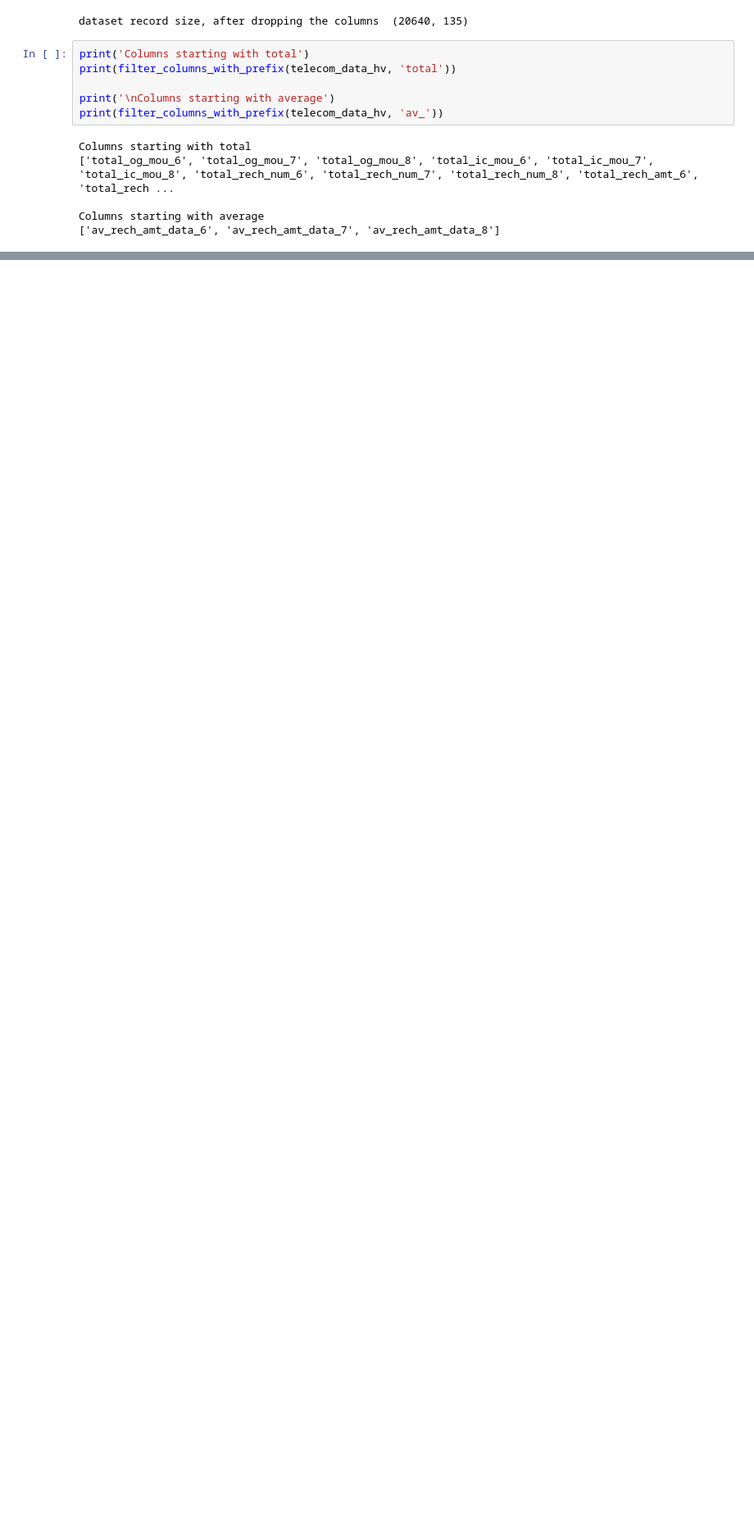
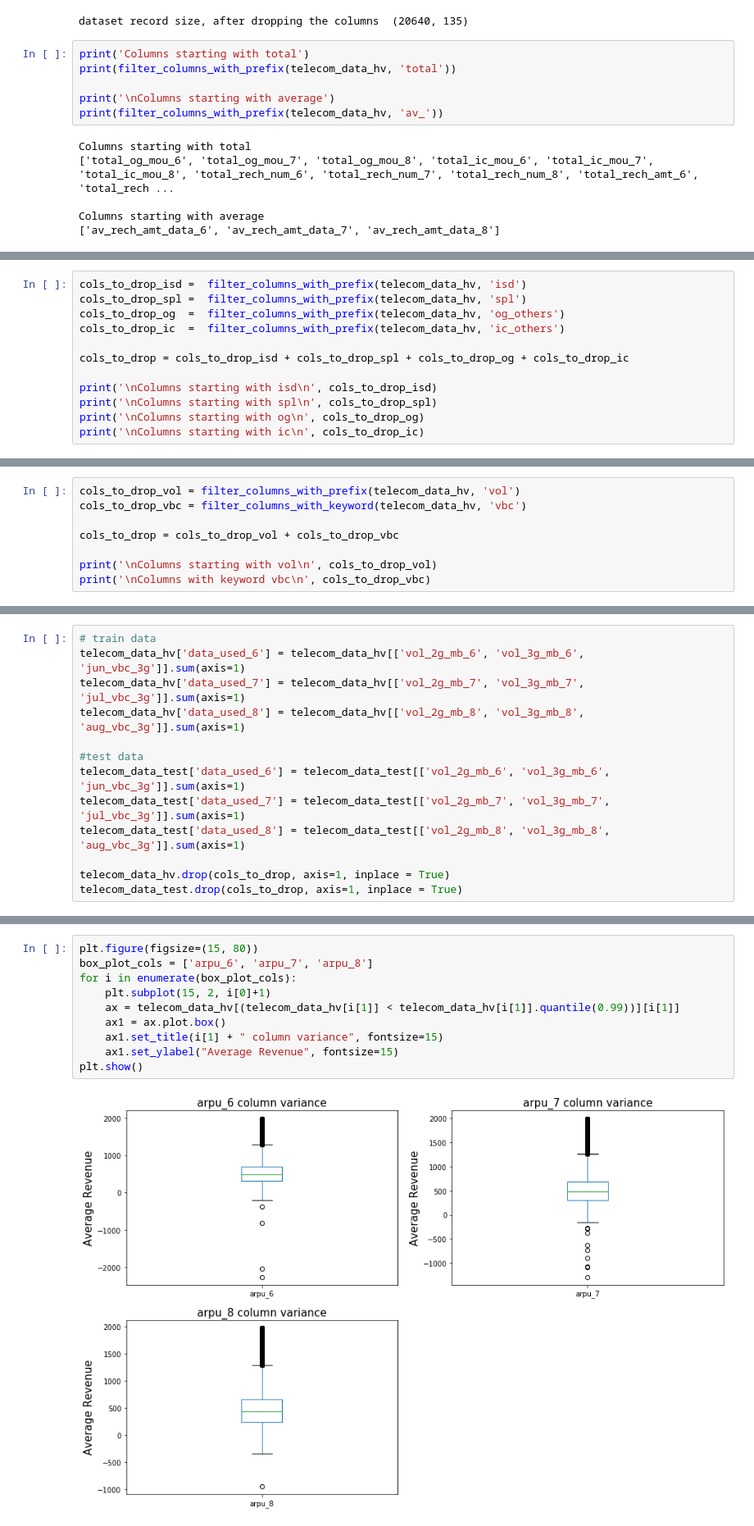
Before and after one commit to ps2420/telecom-churn-case-study, a Jupyter notebook: Pankaj_Singh_telecom_churn_case_Study.ipynb, the cells around one changed output, grey strips where cells are left out. Shown at 82% size. Saved outputs shown, nothing was run; the diff lists cells and outputs as text; blank space fills up the shorter version.

```diff
--- a/Pankaj_Singh_telecom_churn_case_Study.ipynb
+++ b/Pankaj_Singh_telecom_churn_case_Study.ipynb
@@ -820,0 +913,12 @@ telecom_data_hv.describe(percentiles=[.25,.50,.75,.90,.95,.99])
+# %%
+cols_to_drop_isd =  filter_columns_with_prefix(telecom_data_hv, 'isd')
+cols_to_drop_spl =  filter_columns_with_prefix(telecom_data_hv, 'spl')
+cols_to_drop_og  =  filter_columns_with_prefix(telecom_data_hv, 'og_others')
+cols_to_drop_ic  =  filter_columns_with_prefix(telecom_data_hv, 'ic_others')
+
+cols_to_drop = cols_to_drop_isd + cols_to_drop_spl + cols_to_drop_og + cols_to_drop_ic
+
+print('\nColumns starting with isd\n', cols_to_drop_isd)
+print('\nColumns starting with spl\n', cols_to_drop_spl)
+print('\nColumns starting with og\n', cols_to_drop_og)
+print('\nColumns starting with ic\n', cols_to_drop_ic)
@@ -820,0 +970,8 @@ telecom_data_hv.describe(percentiles=[.25,.50,.75,.90,.95,.99])
+# %%
+cols_to_drop_vol = filter_columns_with_prefix(telecom_data_hv, 'vol')
+cols_to_drop_vbc = filter_columns_with_keyword(telecom_data_hv, 'vbc')
+
+cols_to_drop = cols_to_drop_vol + cols_to_drop_vbc
+
+print('\nColumns starting with vol\n', cols_to_drop_vol)
+print('\nColumns with keyword vbc\n', cols_to_drop_vbc)
@@ -820,0 +984,13 @@ telecom_data_hv.describe(percentiles=[.25,.50,.75,.90,.95,.99])
+# %%
+# train data
+telecom_data_hv['data_used_6'] = telecom_data_hv[['vol_2g_mb_6', 'vol_3g_mb_6', 'jun_vbc_3g']].sum(axis=1)
+telecom_data_hv['data_used_7'] = telecom_data_hv[['vol_2g_mb_7', 'vol_3g_mb_7', 'jul_vbc_3g']].sum(axis=1)
+telecom_data_hv['data_used_8'] = telecom_data_hv[['vol_2g_mb_8', 'vol_3g_mb_8', 'aug_vbc_3g']].sum(axis=1)
+
+#test data
+telecom_data_test['data_used_6'] = telecom_data_test[['vol_2g_mb_6', 'vol_3g_mb_6', 'jun_vbc_3g']].sum(axis=1)
+telecom_data_test['data_used_7'] = telecom_data_test[['vol_2g_mb_7', 'vol_3g_mb_7', 'jul_vbc_3g']].sum(axis=1)
+telecom_data_test['data_used_8'] = telecom_data_test[['vol_2g_mb_8', 'vol_3g_mb_8', 'aug_vbc_3g']].sum(axis=1)
+
+telecom_data_hv.drop(cols_to_drop, axis=1, inplace = True)
+telecom_data_test.drop(cols_to_drop, axis=1, inplace = True)
@@ -820,0 +1032,12 @@ telecom_data_hv.describe(percentiles=[.25,.50,.75,.90,.95,.99])
+# %%
+plt.figure(figsize=(15, 80))
+box_plot_cols = ['arpu_6', 'arpu_7', 'arpu_8']
+for i in enumerate(box_plot_cols):
+    plt.subplot(15, 2, i[0]+1)
+    ax = telecom_data_hv[(telecom_data_hv[i[1]] < telecom_data_hv[i[1]].quantile(0.99))][i[1]]
+    ax1 = ax.plot.box()
+    ax1.set_title(i[1] + " column variance", fontsize=15)
+    ax1.set_ylabel("Average Revenue", fontsize=15)
+plt.show()
+# %% [output]
+[figure, added]
```
Also changed, not shown: parts of 102 cells of this notebook.
